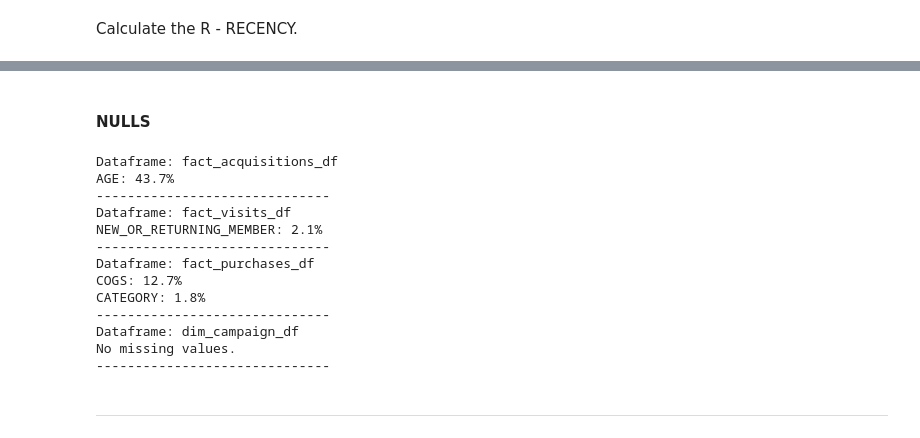
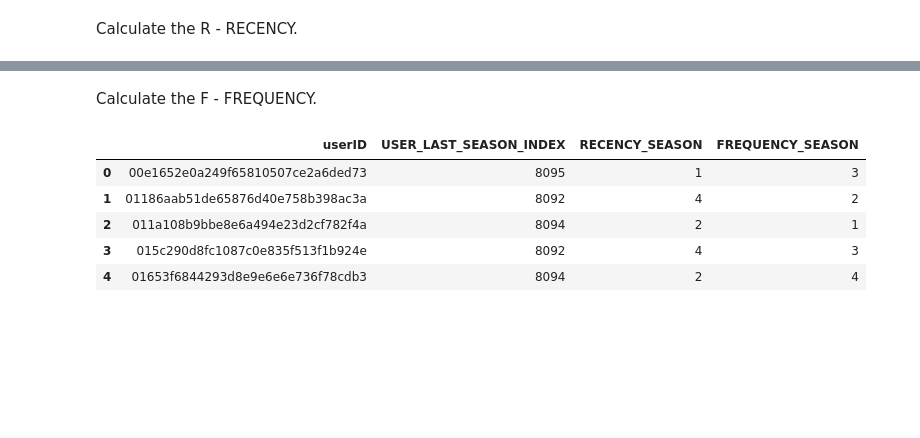
Before and after one commit to bbucalonserra/sales-membership-analysis, a Jupyter notebook: sales-membership-analysis.ipynb, the cells around one changed output, grey strips where cells are left out. Cells and saved outputs as stored; diff of their text form; code cells hidden in the pictures; blank space fills up the shorter version.

```diff
--- a/sales-membership-analysis.ipynb
+++ b/sales-membership-analysis.ipynb
@@ -696,22 +850,23 @@ Campaigns only in visits: 2
-# %% [markdown]
-#### NULLS
-# %%
-# Check nulls for all dataframes
-for name, df in dfs.items():
-    nulls_evaluation(df, name)
-# %% [output]
-Dataframe: fact_acquisitions_df
-AGE: 43.7%
-------------------------------
-Dataframe: fact_visits_df
-NEW_OR_RETURNING_MEMBER: 2.1%
-------------------------------
-Dataframe: fact_purchases_df
-COGS: 12.7%
-CATEGORY: 1.8%
-------------------------------
-Dataframe: dim_campaign_df
-No missing values.
-------------------------------
-# %% [markdown]
-____
+# %% [markdown]
+Calculate the F - FREQUENCY.
+# %%
+# Step 1 — Count number of distinct SEASON_INDEX per user (frequency por season)
+user_frequency = (
+    purchases_with_dates_df
+    .groupby('userID', as_index=False)['SEASON_INDEX']
+    .nunique()
+    .rename(columns={'SEASON_INDEX': 'FREQUENCY_SEASON'})
+)
+
+# Joining with the recency
+rf_df = user_last_season.merge(user_frequency, on='userID', how='left')
+
+# Display
+rf_df.head()
+# %% [output]
+|  | userID | USER_LAST_SEASON_INDEX | RECENCY_SEASON | FREQUENCY_SEASON |
+| 0 | 00e1652e0a249f65810507ce2a6ded73 | 8095 | 1 | 3 |
+| 1 | 01186aab51de65876d40e758b398ac3a | 8092 | 4 | 2 |
+| 2 | 011a108b9bbe8e6a494e23d2cf782f4a | 8094 | 2 | 1 |
+| 3 | 015c290d8fc1087c0e835f513f1b924e | 8092 | 4 | 3 |
+| 4 | 01653f6844293d8e9e6e6e736f78cdb3 | 8094 | 2 | 4 |
```
Also changed, not shown: parts of 52 cells of this notebook.
